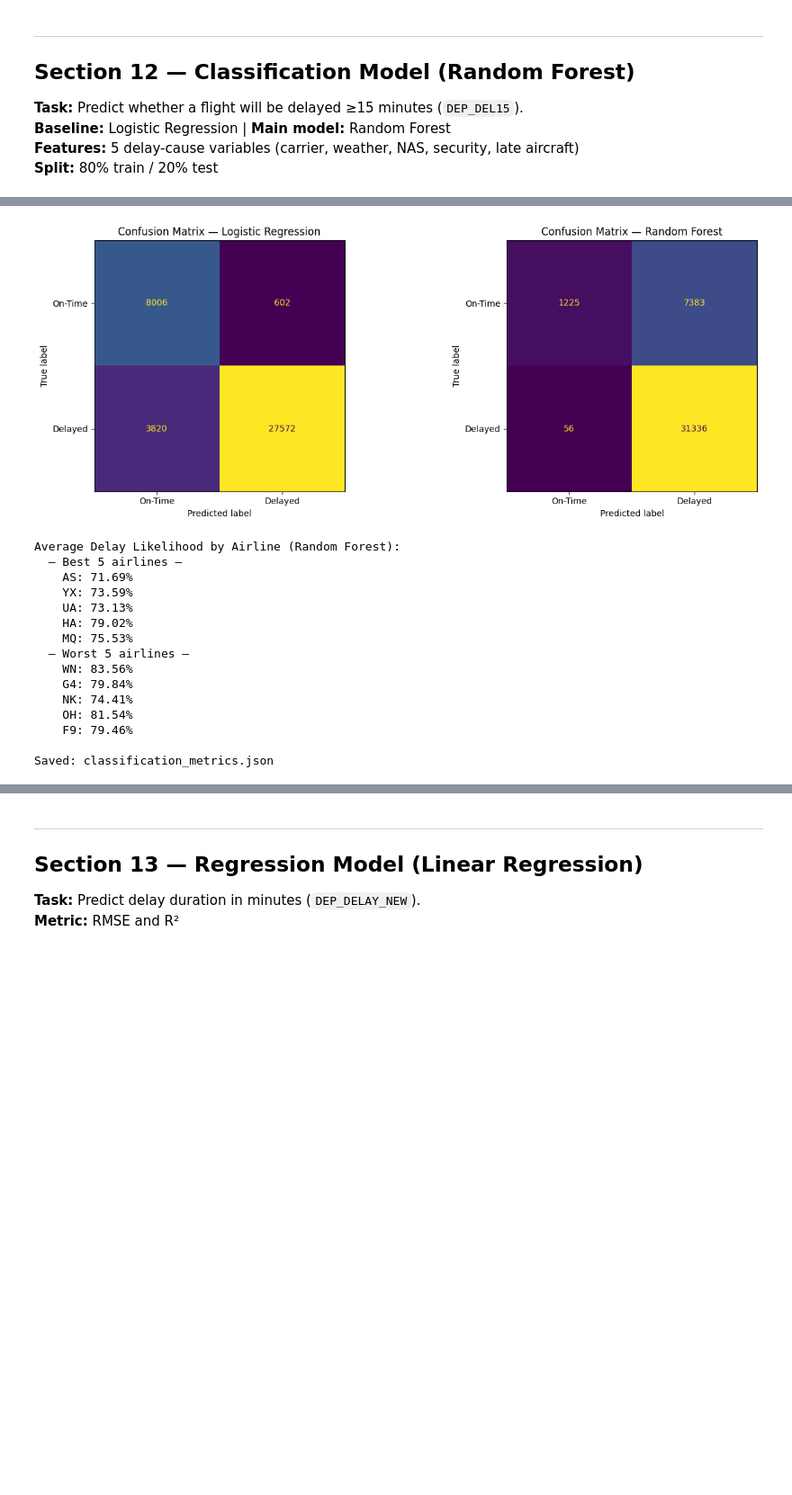
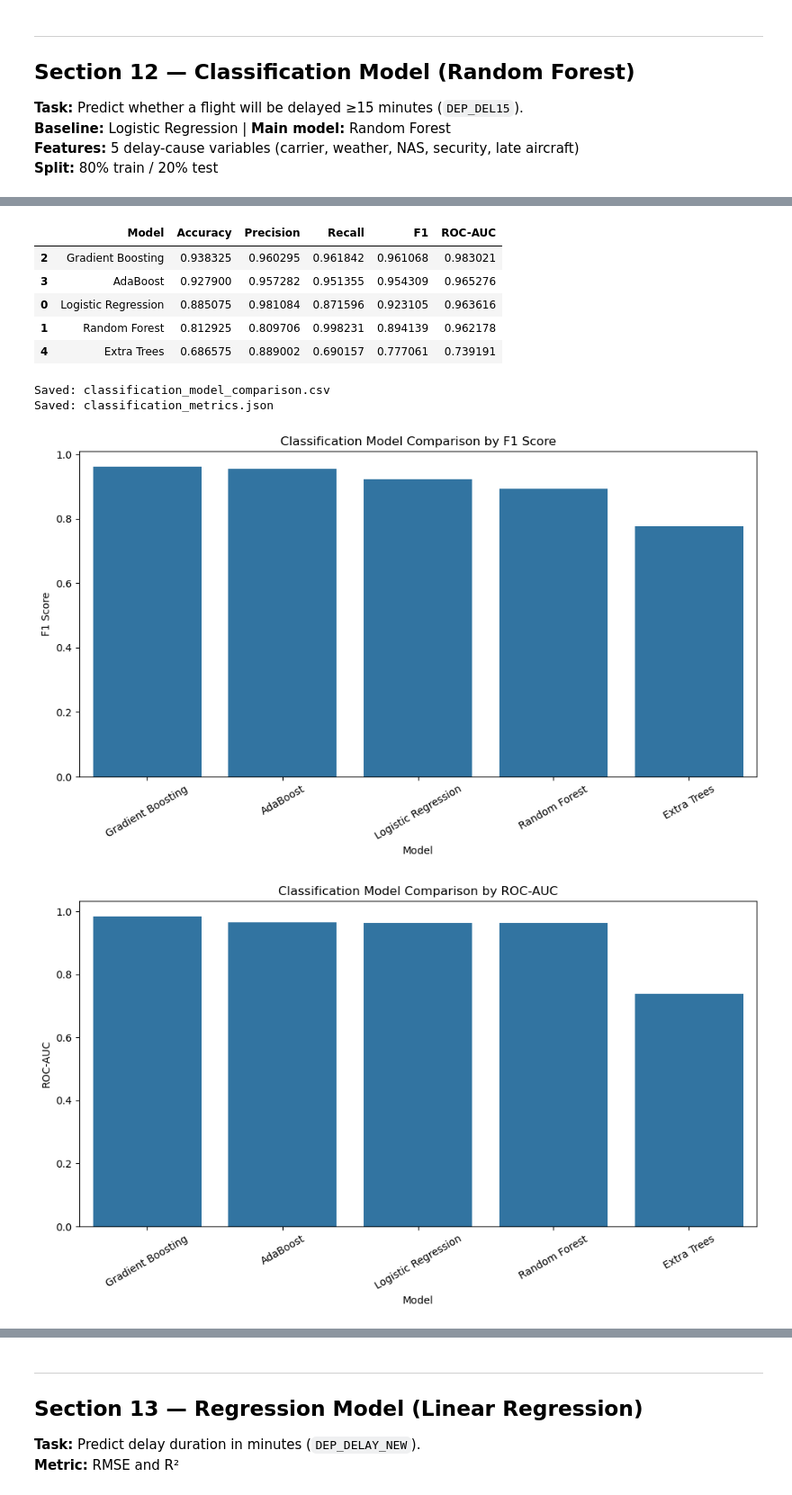
Before and after one commit to yp479-ry/final_project_XYZLW, a Jupyter notebook: Final_project_code/flight_delay_prediction.ipynb, the cells around one changed output, grey strips where cells are left out. Shown at 90% size. Saved outputs shown, nothing was run; the diff lists cells and outputs as text; code cells hidden in the pictures; blank space fills up the shorter version.

```diff
--- a/Final_project_code/flight_delay_prediction.ipynb
+++ b/Final_project_code/flight_delay_prediction.ipynb
@@ -25,8 +25,7 @@ This notebook covers the full ML pipeline:
 # %%
 # ============================================================
 # TODO: Change this to your local folder containing the CSV files
-data_directory = '/Users/linwu/Downloads'
+data_directory = '/Users/macbookpro/Downloads/Dataset'
 # ============================================================
-
 print(f"Data directory set to: {data_directory}")
 # %% [output]
@@ -823,5 +915,9 @@ Saved: airline_performance_metrics.csv
 **Features:** 5 delay-cause variables (carrier, weather, NAS, security, late aircraft)
 **Split:** 80% train / 20% test
 # %%
-rfc_model = train_and_evaluate_classifier(df_cleaned, best_airlines, worst_airlines)
+best_classifier_model = train_and_evaluate_classifier(
+    df_cleaned,
+    best_airlines,
+    worst_airlines
+)
 # %% [output]
@@ -848,16 +958,10 @@ F1       : 0.8939
+|  | Model | Accuracy | Precision | Recall | F1 | ROC-AUC |
+| 2 | Gradient Boosting | 0.938325 | 0.960295 | 0.961842 | 0.961068 | 0.983021 |
+| 3 | AdaBoost | 0.927900 | 0.957282 | 0.951355 | 0.954309 | 0.965276 |
+| 0 | Logistic Regression | 0.885075 | 0.981084 | 0.871596 | 0.923105 | 0.963616 |
+| 1 | Random Forest | 0.812925 | 0.809706 | 0.998231 | 0.894139 | 0.962178 |
+| 4 | Extra Trees | 0.686575 | 0.889002 | 0.690157 | 0.777061 | 0.739191 |
+Saved: classification_model_comparison.csv
+Saved: classification_metrics.json
-[figure, old version]
+[figure, new version]
-Average Delay Likelihood by Airline (Random Forest):
-  — Best 5 airlines —
-    AS: 71.69%
-    YX: 73.59%
-    UA: 73.13%
-    HA: 79.02%
-    MQ: 75.53%
-  — Worst 5 airlines —
-    WN: 83.56%
-    G4: 79.84%
-    NK: 74.41%
-    OH: 81.54%
-    F9: 79.46%
-
-Saved: classification_metrics.json
+[figure, added]
```
Also changed, not shown: parts of 22 cells of this notebook, 31 other files.
